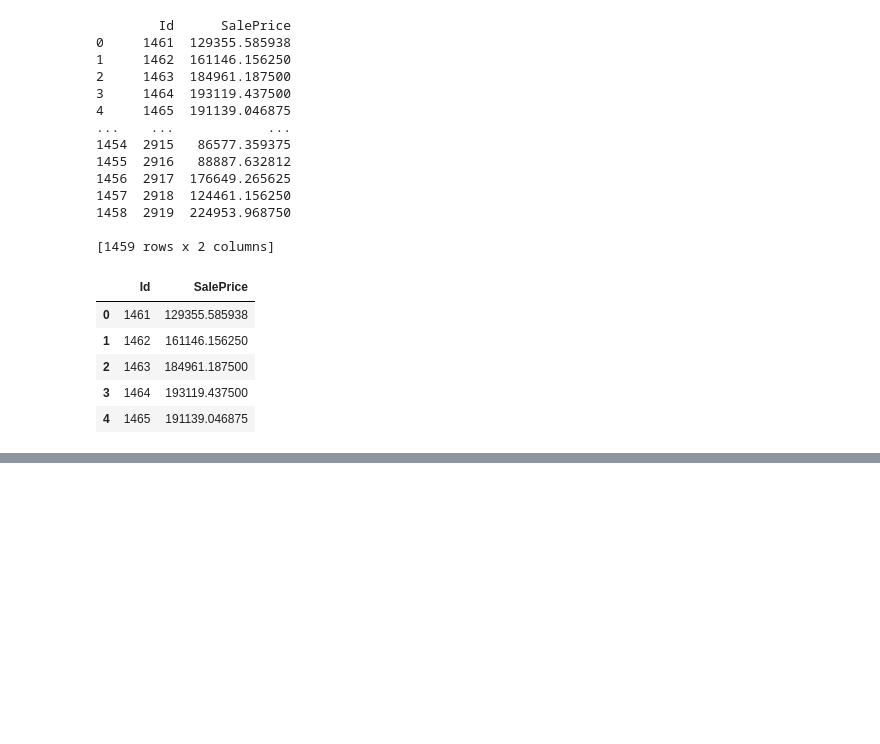
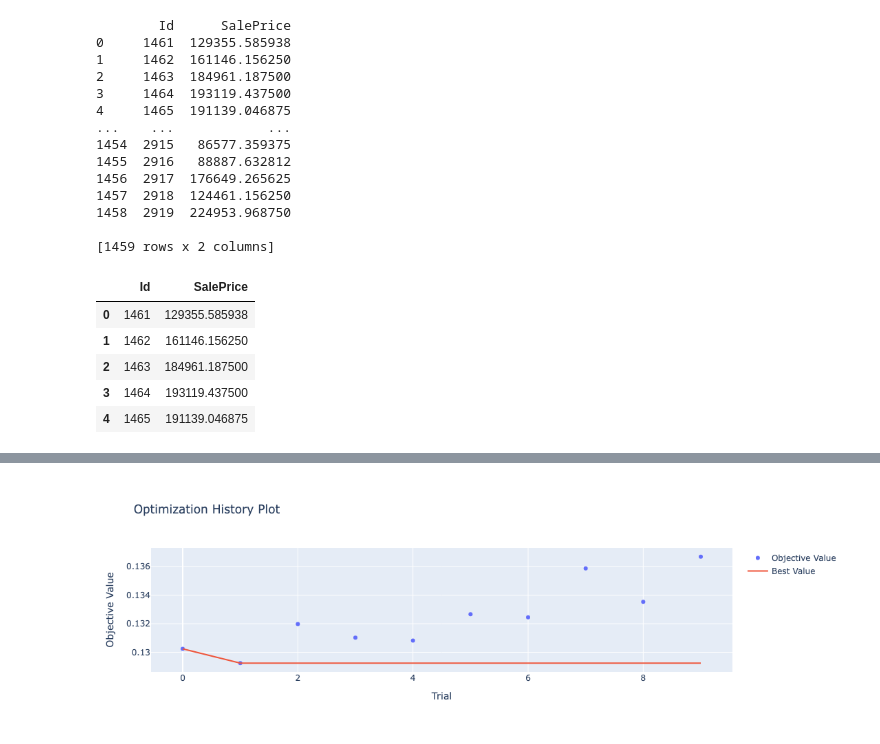
Before and after one commit to msmyth76/Kaggle-Competitions, a Jupyter notebook: House Prices/House Prices.ipynb, the cells around one changed output, grey strips where cells are left out. Cells and saved outputs as stored; diff of their text form; code cells hidden in the pictures; blank space fills up the shorter version.

```diff
--- a/House Prices/House Prices.ipynb
+++ b/House Prices/House Prices.ipynb
@@ -539,0 +450,4 @@ sample_submission_df.head()
+# %%
+display(vis.plot_optimization_history(study))
+# %% [output]
+[figure, added]
```
Also changed, not shown: parts of 7 cells of this notebook.
